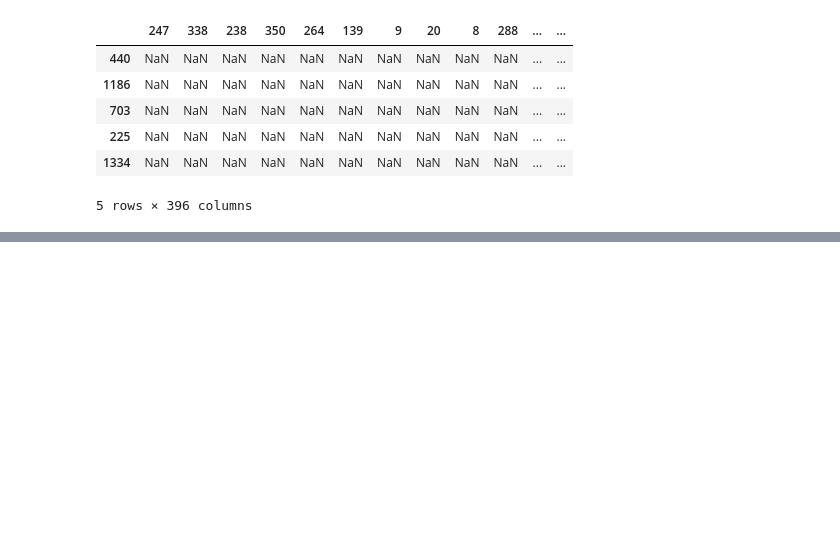
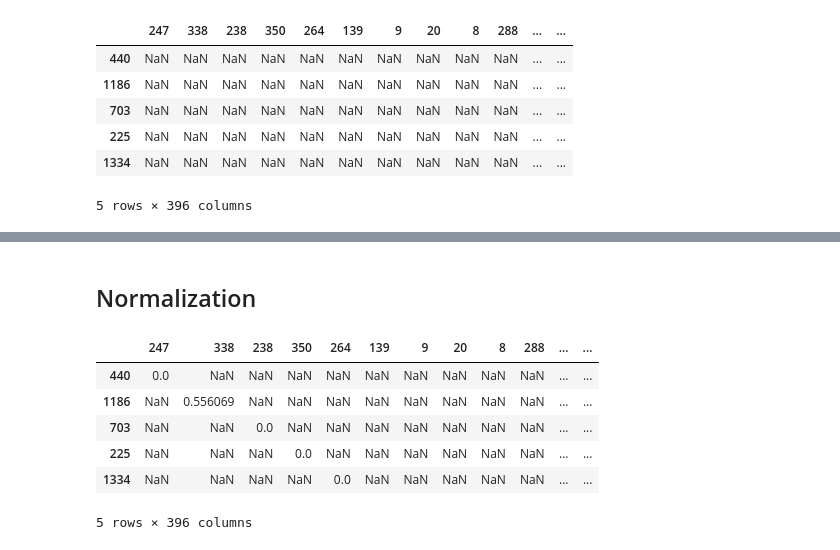
Before and after one commit to Yilegendoflink/RecSys, a Jupyter notebook: AIDM7380 Group Project - Recommender System for eLearning.ipynb, the cells around one changed output, grey strips where cells are left out. Saved outputs shown, nothing was run; the diff lists cells and outputs as text; code cells hidden in the pictures; blank space fills up the shorter version.

```diff
--- a/hello.ipynb
+++ b/AIDM7380 Group Project - Recommender System for eLearning.ipynb
@@ -210,0 +277,17 @@ uiMatrix.head()
+# %% [markdown]
+## Normalization
+# %%
+#Update the user-item matrix by normalizing the values between 0 and 10.
+uiMatrixNorm = uiMatrix.apply(
+    lambda x: ((x - np.nanmin(uiMatrix.values))/(np.nanmax(uiMatrix.values) - np.nanmin(uiMatrix.values)))*10
+    )
+
+uiMatrixNorm.head()
+# %% [output]
+|  | 247 | 338 | 238 | 350 | 264 | 139 | 9 | 20 | 8 | 288 | ... | ... |
+| 440 | 0.0 | NaN | NaN | NaN | NaN | NaN | NaN | NaN | NaN | NaN | ... | ... |
+| 1186 | NaN | 0.556069 | NaN | NaN | NaN | NaN | NaN | NaN | NaN | NaN | ... | ... |
+| 703 | NaN | NaN | 0.0 | NaN | NaN | NaN | NaN | NaN | NaN | NaN | ... | ... |
+| 225 | NaN | NaN | NaN | 0.0 | NaN | NaN | NaN | NaN | NaN | NaN | ... | ... |
+| 1334 | NaN | NaN | NaN | NaN | 0.0 | NaN | NaN | NaN | NaN | NaN | ... | ... |
+5 rows × 396 columns
```
Also changed, not shown: parts of 20 cells of this notebook.
